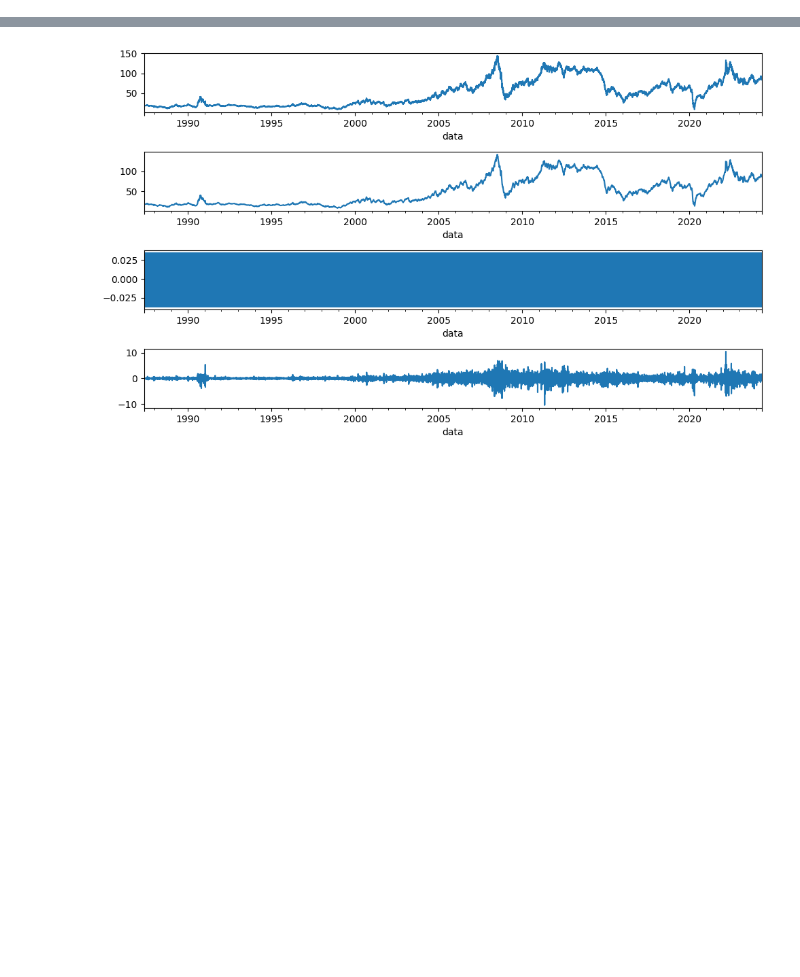
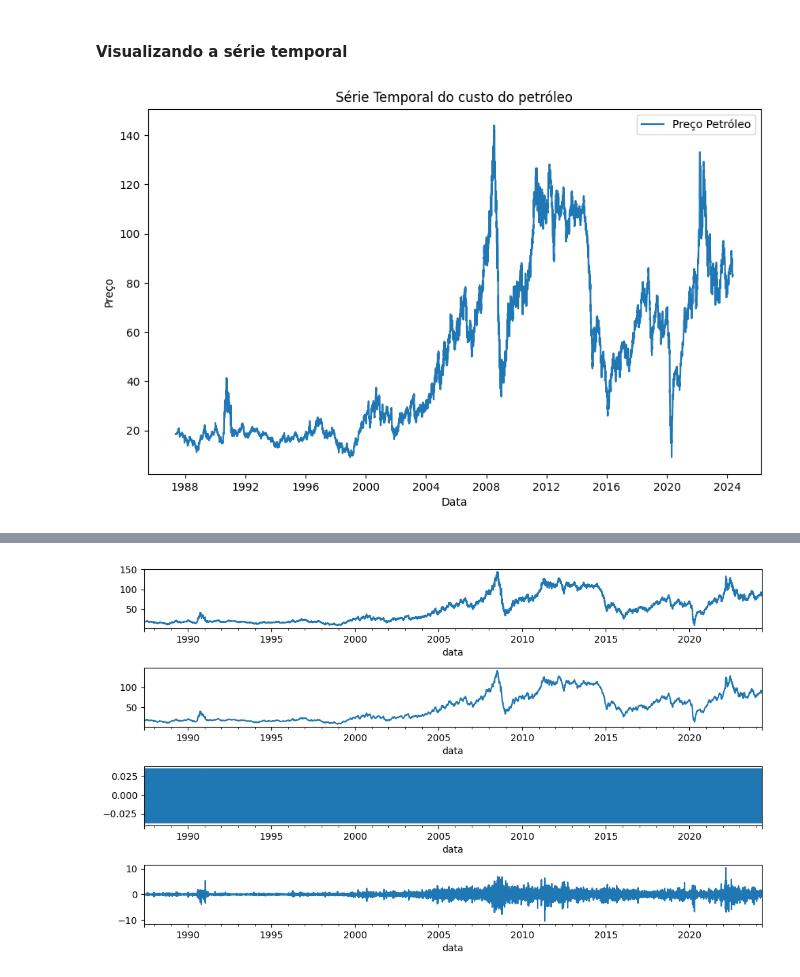
Before and after one commit to sergiolvelloso/grupo119-dtat-brent-price, a Jupyter notebook: dev-modelo.ipynb, the cells around one changed output, grey strips where cells are left out. Cells and saved outputs as stored; diff of their text form; code cells hidden in the pictures; blank space fills up the shorter version.

```diff
--- a/dev-modelo.ipynb
+++ b/dev-modelo.ipynb
@@ -26,7 +41,7 @@ def extrai_dados_ipea_incremental(url):
         df_new_data['data'] = pd.to_datetime(df_new_data['data'], dayfirst=True)
         df_new_data['preco_petroleo'] = df_new_data['preco_petroleo']/100
 
-        path = 'C:/Programas Python/Tech Challenge 4/grupo119-dtat-brent-price/dados/ipea.csv'
+        path = 'dados\ipea.csv'
 
         try:
             df_existente = pd.read_csv(path)
@@ -87,4 +97,0 @@ dtype: object
-# %%
-#Configurando o index e definindo a frequencia dos dados
-df_eda.set_index('data', inplace=True)
-df_eda = df_eda.asfreq('D').fillna(method='ffill')
@@ -90,0 +119,18 @@ df_eda = df_eda.asfreq('D').fillna(method='ffill')
+# %%
+#Ordendo através do indice que já está em datetime
+
+df_eda.sort_values(by='data', ascending=True, inplace=True)
+# %% [markdown]
+#### Visualizando a série temporal
+# %%
+# Plotando a série temporal
+
+plt.rcParams['figure.figsize'] = (10, 6)
+plt.plot(df_eda['data'], df_eda['preco_petroleo'], label = 'Preço Petróleo')
+plt.title('Série Temporal do custo do petróleo')
+plt.xlabel('Data')
+plt.ylabel('Preço')
+plt.legend(loc='best')
+plt.show()
+# %% [output]
+[figure, added]
```
Also changed, not shown: parts of 11 cells of this notebook, 1 other file.
